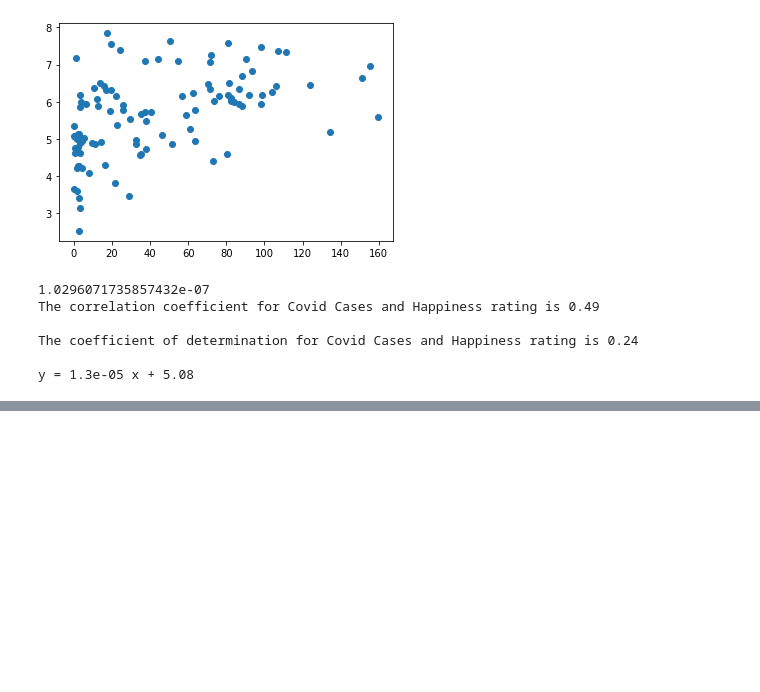
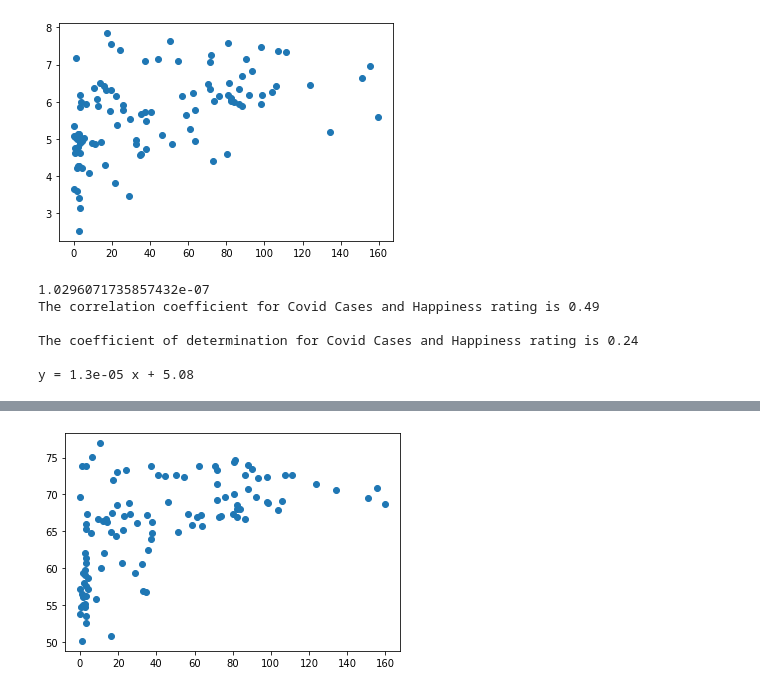
Before and after one commit to radioactivearm/happiness-v-covid, a Jupyter notebook: Notebooks/NBone.ipynb, the cells around one changed output, grey strips where cells are left out. Saved outputs shown, nothing was run; the diff lists cells and outputs as text; code cells hidden in the pictures; blank space fills up the shorter version.

```diff
--- a/Notebooks/NBone.ipynb
+++ b/Notebooks/NBone.ipynb
@@ -108,0 +114,5 @@ plt.show()
+# %%
+plt.scatter(df.total_cases_per_1m_population / 1000, df.healthy_life_expectancy)
+plt.show()
+# %% [output]
+[figure, added]
```
Also changed, not shown: parts of 6 cells of this notebook, 2 other files.
